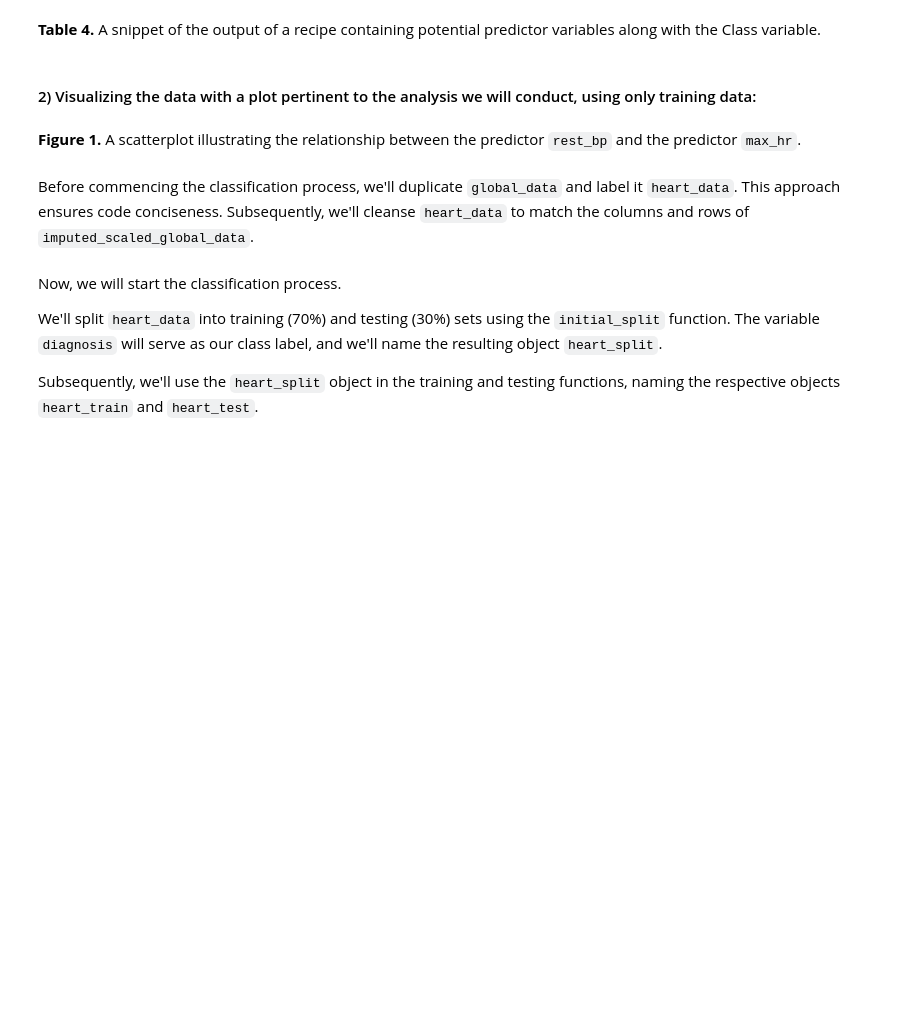
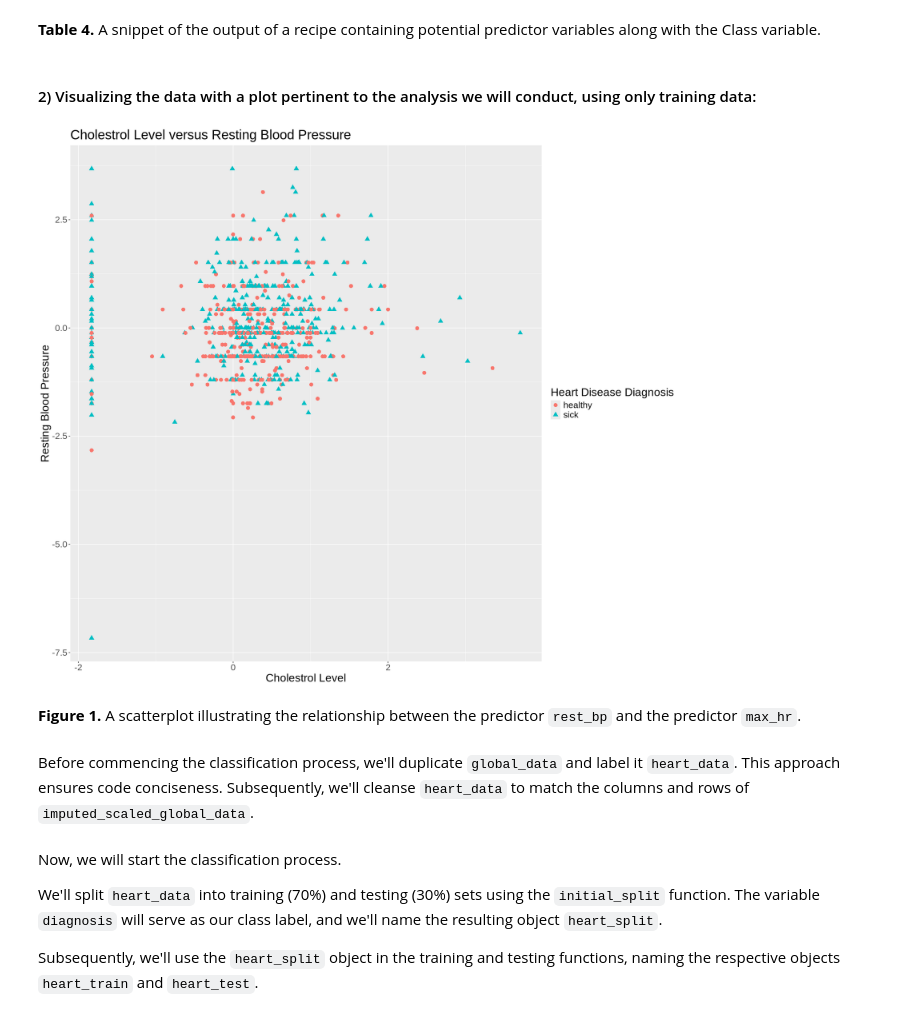
Before and after one commit to s-zainali/dsci100_005_008-group-project, a Jupyter notebook: report.ipynb, the cells around one changed output. Cells and saved outputs as stored; diff of their text form; code cells hidden in the pictures; blank space fills up the shorter version.

Commit message:
added plot

```diff
--- a/report.ipynb
+++ b/report.ipynb
@@ -312,12 +336,14 @@ imputed_scaled_global_data <- imputed_scaled_global_data |>
 # %%
 options(repr.plot.width = 16, repr.plot.height = 14)
 
 mhr_oldpeak <- imputed_scaled_global_data |>
-    ggplot(aes(x = max_hr, y = rest_bp)) +
+    ggplot(aes(x = cholestrol, y = rest_bp)) +
     geom_point(aes(colour = diagnosis, shape = diagnosis), size = 3) +
-    labs(title = "Max Heart Rate versus Resting Blood Pressure", x = "Max Heart Rate", y = "Resting Blood Pressure", colour = "Heart Disease Diagnosis", shape = "Heart Disease Diagnosis") +
+    labs(title = "Cholestrol Level versus Resting Blood Pressure", x = "Cholestrol Level", y = "Resting Blood Pressure", colour = "Heart Disease Diagnosis", shape = "Heart Disease Diagnosis") +
     theme(text = element_text(size = 20))
 mhr_oldpeak
+# %% [output]
+[figure, added]
 # %% [markdown]
 **Figure 1.** A scatterplot illustrating the relationship between the predictor `rest_bp` and the predictor `max_hr`.
 # %% [markdown]
```
Also changed, not shown: parts of 7 cells of this notebook.
